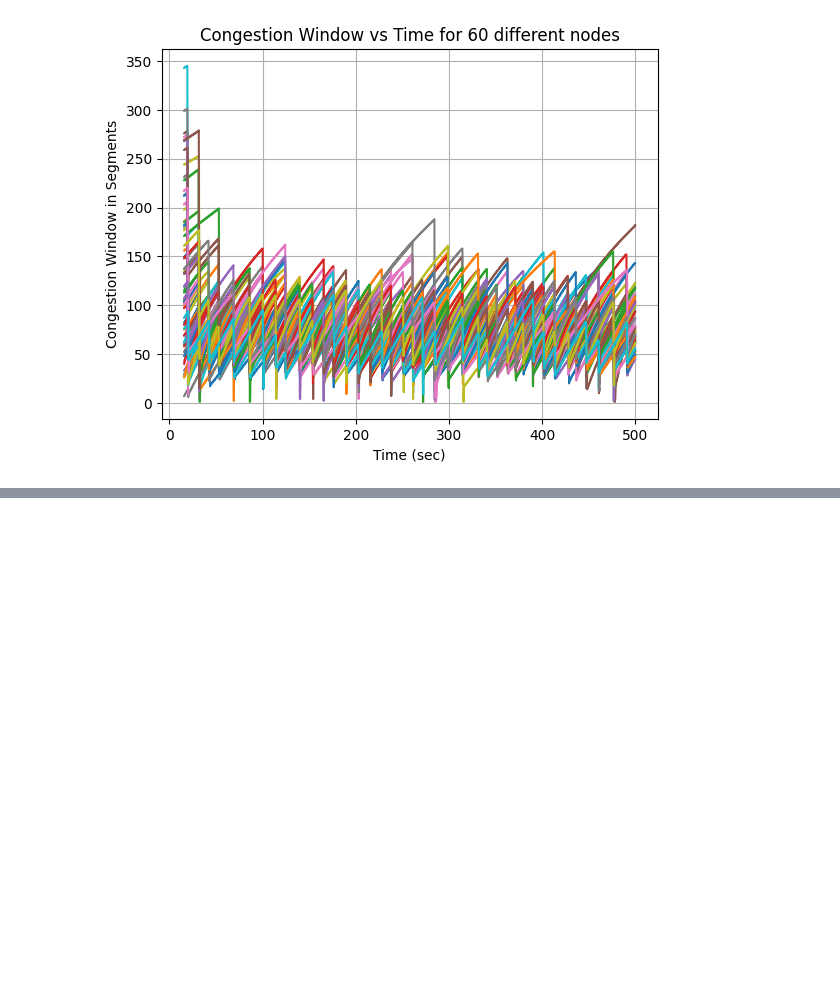
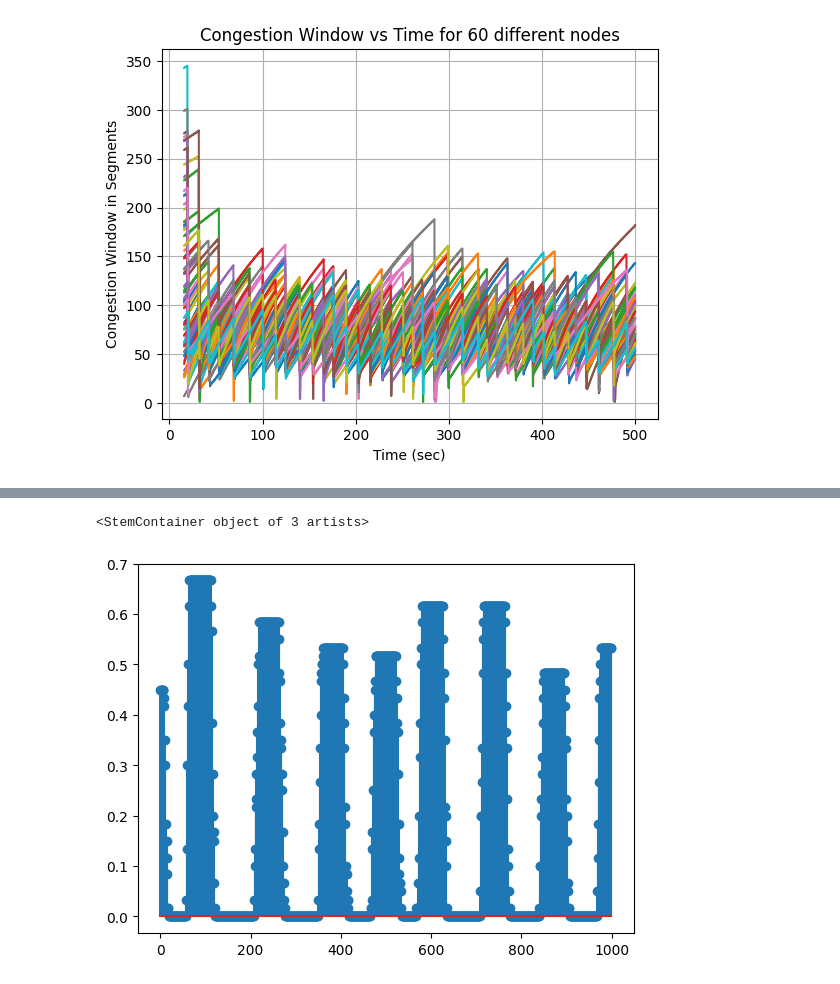
Before and after one commit to somitgond/mtp, a Jupyter notebook: pythonWork/beta_estimation.ipynb, the cells around one changed output, grey strips where cells are left out. Saved outputs shown, nothing was run; the diff lists cells and outputs as text; code cells hidden in the pictures; blank space fills up the shorter version.

```diff
--- a/pythonWork/beta_estimation.ipynb
+++ b/pythonWork/beta_estimation.ipynb
@@ -50,0 +166,12 @@ plt.grid()
+# %%
+os.chdir(folder_path)
+data_to_n = []
+for f in os.listdir():
+    if(f.endswith('.cwnd')):
+        d = np.genfromtxt(f, delimiter=8).reshape(-1, 2)
+        data_to_n.append(d[:, 1])
+        plt.plot(d[:, 0], d[:, 1], label=f"{f}")
+plt.xlabel("Time (sec)")
+plt.ylabel("Congestion Window in Segments")
+plt.title("Congestion Window vs Time for 60 different nodes")
+plt.grid()
@@ -50,0 +180,3 @@ plt.grid()
+# %%
+data_to_n = np.array(data_to_n)
+data_to_n
@@ -50,0 +191,26 @@ plt.grid()
+# %%
+data_loss = np.zeros(data_to_n.shape)
+
+# convert it into loss events
+for i in range(len(data_to_n)):
+    for j in range(1, len(data_to_n[i])):
+        if(data_to_n[i][j-1] > data_to_n[i][j]):
+            data_loss[i][j] = 1
+# %%
+# global sync
+sync_rate = []
+for k in range(len(data_loss[0])):
+    nij = 0
+    low = max(0, k-window_size)
+    high = min(k+window_size+1, len(data_loss[0]))
+    for i in range(len(data_loss)):
+        for j in range(low, high):
+            if(data_loss[i][j] == 1):
+                nij+=1
+                break
+    sync_rate.append(nij/len(data_loss))
+# %%
+plt.stem(sync_rate[1000:2000])
+# %% [output]
+<StemContainer object of 3 artists>
+[figure, added]
```
Also changed, not shown: parts of 31 cells of this notebook, 1 other file.
